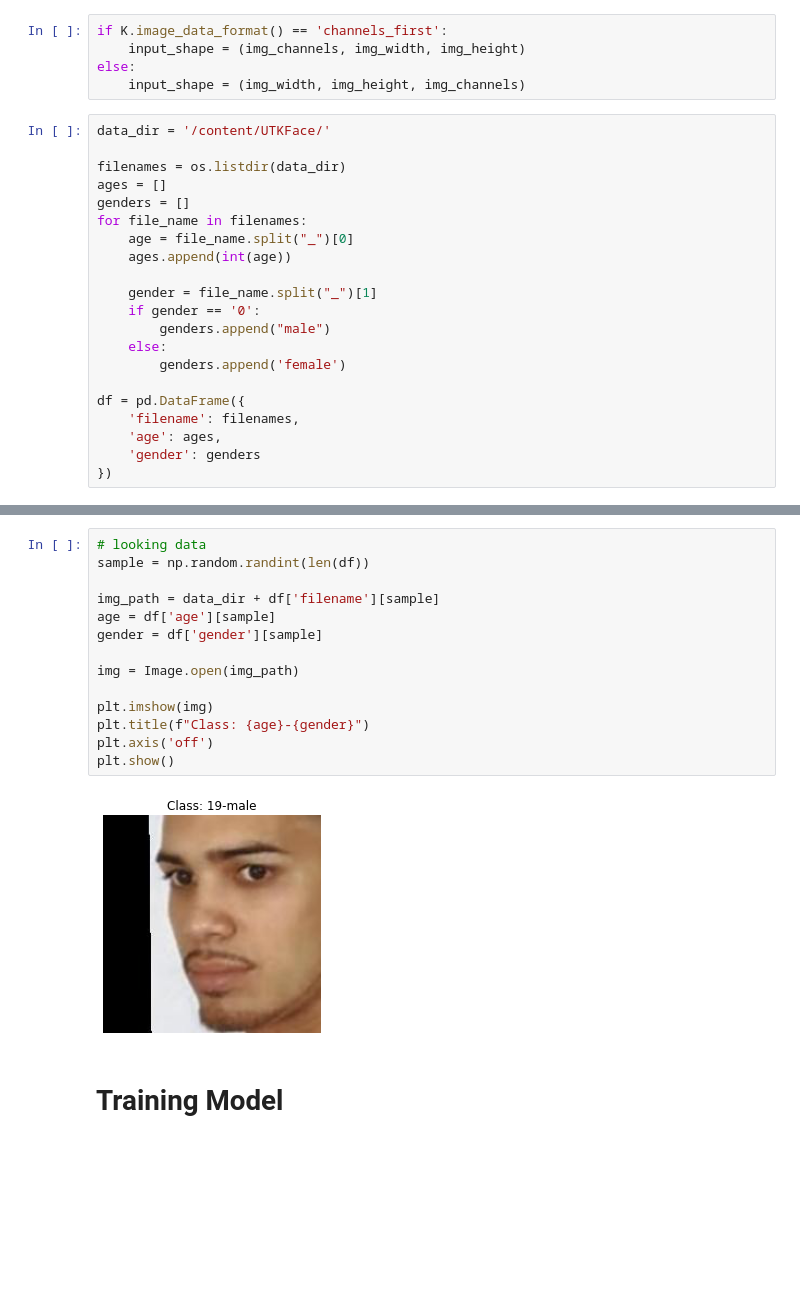
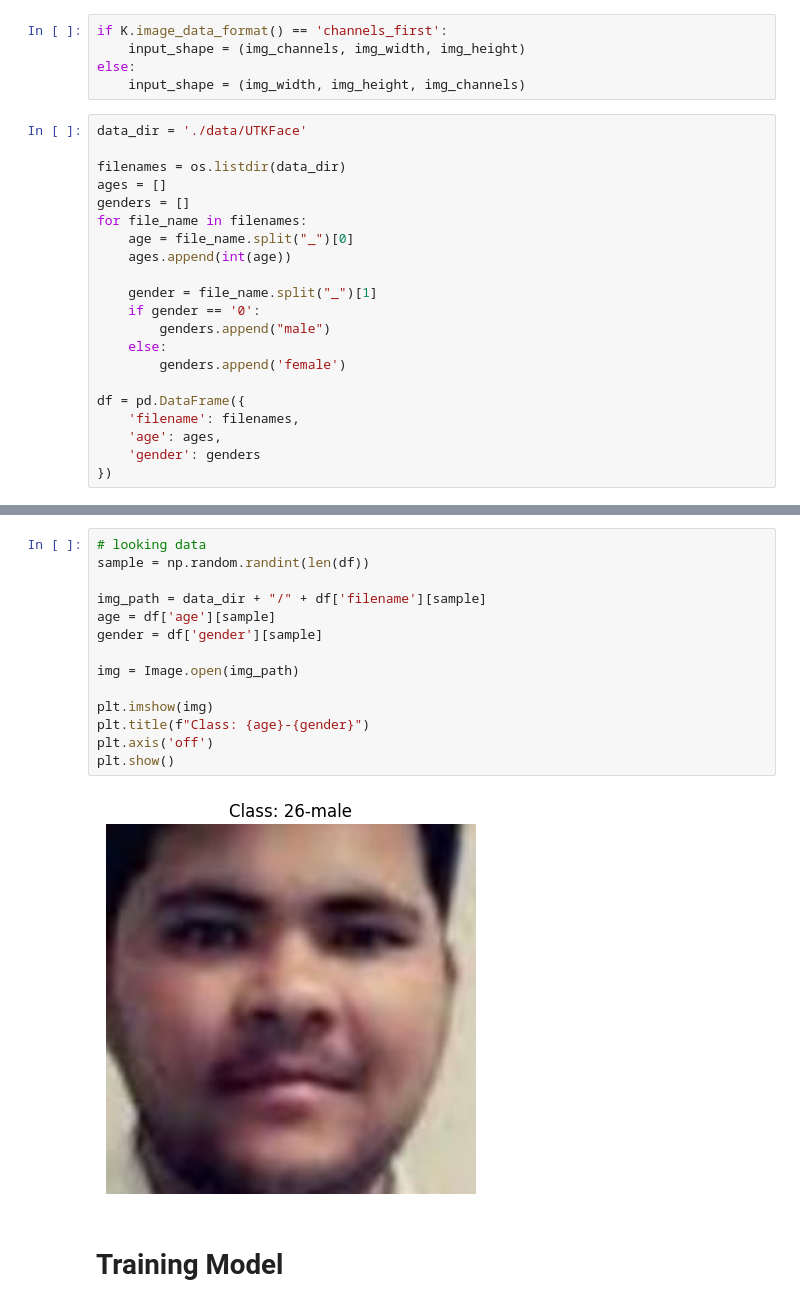
Before and after one commit to Duong-DQ/HUST.AI.Project, a Jupyter notebook: Age-Gender-Prediction/training_model.ipynb, the cells around one changed output, grey strips where cells are left out. Drawn from its saved outputs; the diff is of its cells as text; blank space fills up the shorter version.

```diff
--- a/Age-Gender-Prediction/training_model.ipynb
+++ b/Age-Gender-Prediction/training_model.ipynb
@@ -61,7 +64,7 @@ if K.image_data_format() == 'channels_first':
 else:
     input_shape = (img_width, img_height, img_channels)
 # %%
-data_dir = '/content/UTKFace/'
+data_dir = './data/UTKFace'
 
 filenames = os.listdir(data_dir)
 ages = []
@@ -105,19 +108,19 @@ df['gender'].hist()
 # %%
 # looking data
 sample = np.random.randint(len(df))
 
-img_path = data_dir + df['filename'][sample]
+img_path = data_dir + "/" + df['filename'][sample]
 age = df['age'][sample]
 gender = df['gender'][sample]
 
 img = Image.open(img_path)
 
 plt.imshow(img)
 plt.title(f"Class: {age}-{gender}")
 plt.axis('off')
 plt.show()
 # %% [output]
-[figure, old version]
+[figure, new version]
 # %% [markdown]
 # Training Model
 # %%
```
Also changed, not shown: parts of 19 cells of this notebook, 6 other files.
